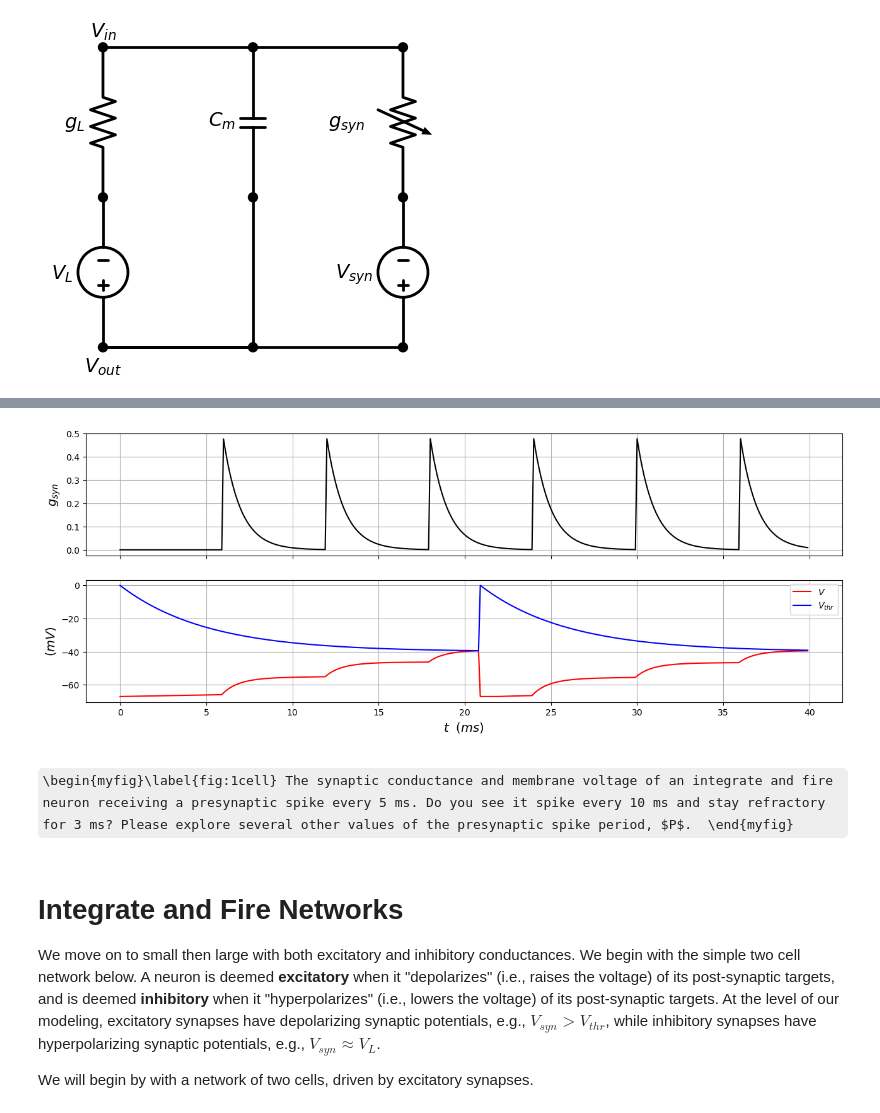
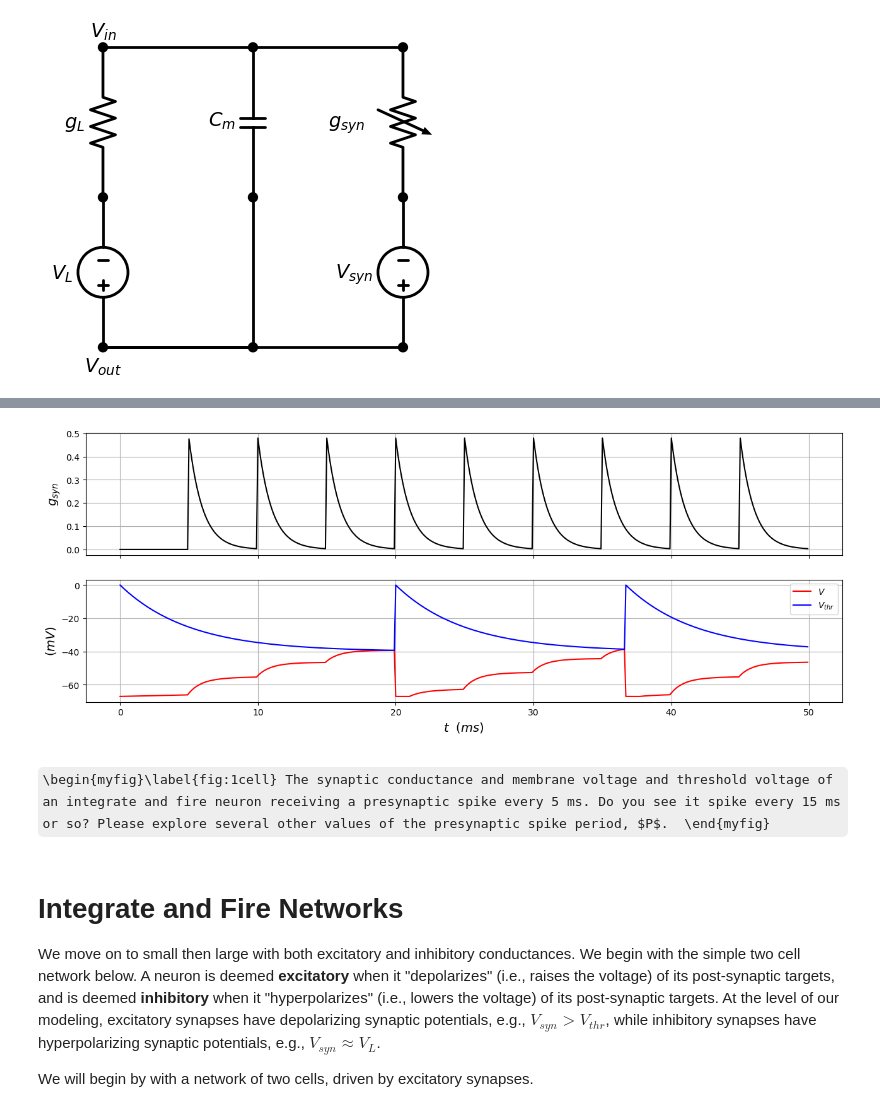
Before and after one commit to steve-cox-LA/EGlove, a Jupyter notebook: TassPlatform.ipynb, the cells around one changed output, grey strips where cells are left out. Saved outputs shown, nothing was run; the diff lists cells and outputs as text; code cells hidden in the pictures; some formulas as TeX source.

```diff
--- a/TassPlatform.ipynb
+++ b/TassPlatform.ipynb
@@ -154,9 +154,9 @@ import math
 fig, (ax1, ax2) = plt.subplots(2, 1, sharex = True)
 plt.subplots_adjust(right=2, top=1, wspace=0.25)
 
-Tfin = 40    # ms
+Tfin = 50    # ms
 dt = 0.1     # ms
-P = 6       # ms
+P = 5       # ms
 
 Nt = math.ceil(Tfin/dt)
 tausyn = 1
@@ -192,36 +192,36 @@ for j in range(1,Nt):
     spin = (t[j]/P == round(t[j]/P))
     gsyn[j] = aE*gsyn[j-1] + bE*wsyn*spin
 
     Vthr[j] = ( (tauthr - dt/2)*Vthr[j-1] + dt*Vthrrest)/(tauthr + dt/2)
 
     if (t[j]-T) > tref:
         n1 = (2*Cm/dt-(gL+gsyn[j]))*V[j-1] + 2*gL*VL + 2*gsyn[j]*Vsyn
         d1 = 2*Cm/dt + gL + gsyn[j]
         tmp = n1/d1
         if tmp < Vthr[j]:
             V[j] = tmp
         else:
             V[j] = Vres
             T = t[j]       # spike time
             Vthr[j] = Vthrspike
     else:
         V[j] = Vres
 
 ax1.plot(t,gsyn,'k')
 ax1.grid('on')
 ax1.set_ylabel('$g_{syn}$', color='k',fontsize=14)
 ax1.tick_params(axis="y", labelcolor='k')
 
 ax2.plot(t,V,'r')
 ax2.plot(t,Vthr,'b')
 ax2.grid('on')
 ax2.legend(['$V$', '$V_{thr}$'])
 ax2.set_xlabel('$t$  $(ms)$', fontsize=14)
 ax2.set_ylabel('$(mV)$', fontsize=14);
 # %% [output]
-[figure, old version]
+[figure, new version]
 # %% [markdown]
-\begin{myfig}\label{fig:1cell} The synaptic conductance and membrane voltage of an integrate and fire neuron receiving a presynaptic spike every 5 ms. Do you see it spike every 10 ms and stay refractory for 3 ms? Please explore several other values of the presynaptic spike period, $P$.  \end{myfig}
+\begin{myfig}\label{fig:1cell} The synaptic conductance and membrane voltage and threshold voltage of an integrate and fire neuron receiving a presynaptic spike every 5 ms. Do you see it spike every 15 ms or so? Please explore several other values of the presynaptic spike period, $P$.  \end{myfig}
 # %% [markdown]
 # Integrate and Fire Networks
 
```
Also changed, not shown: parts of 8 cells of this notebook.
